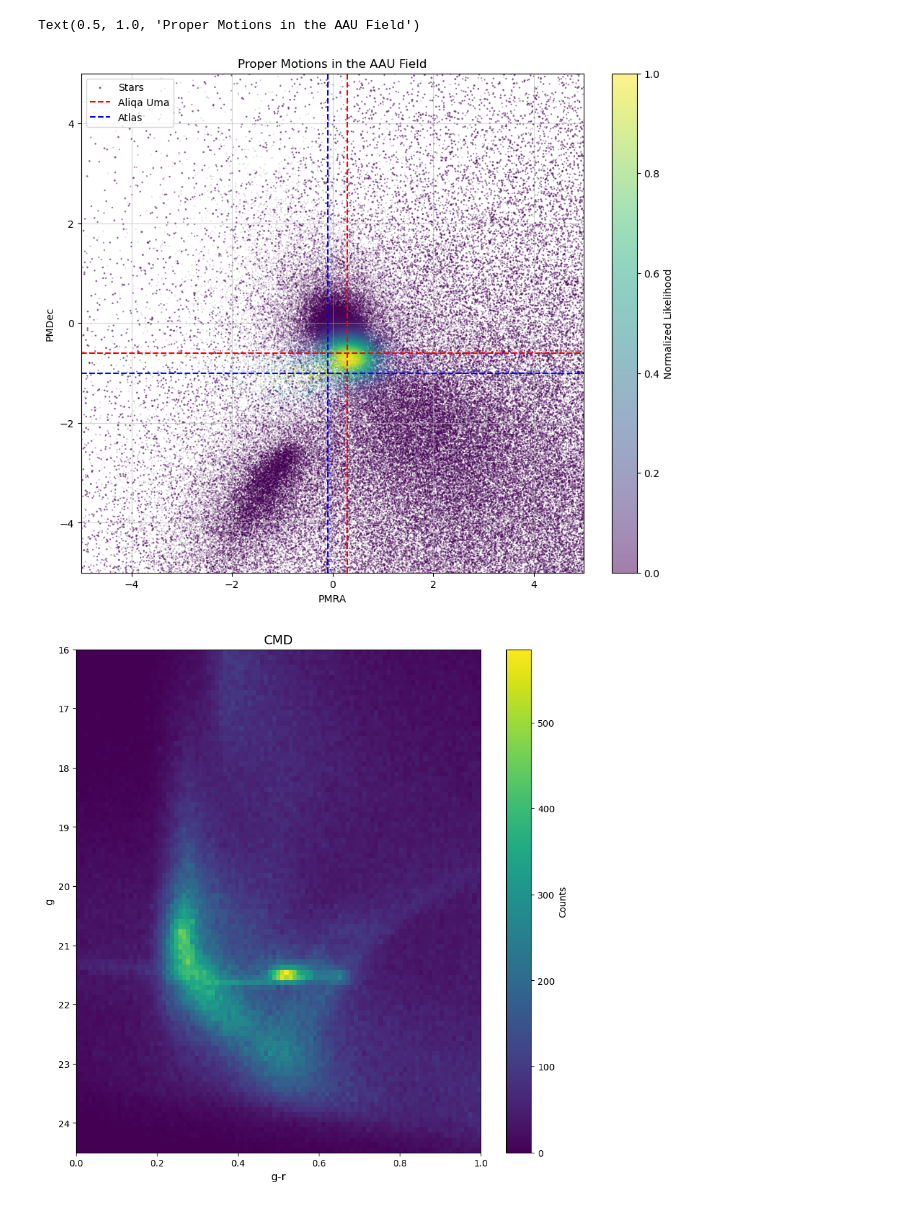
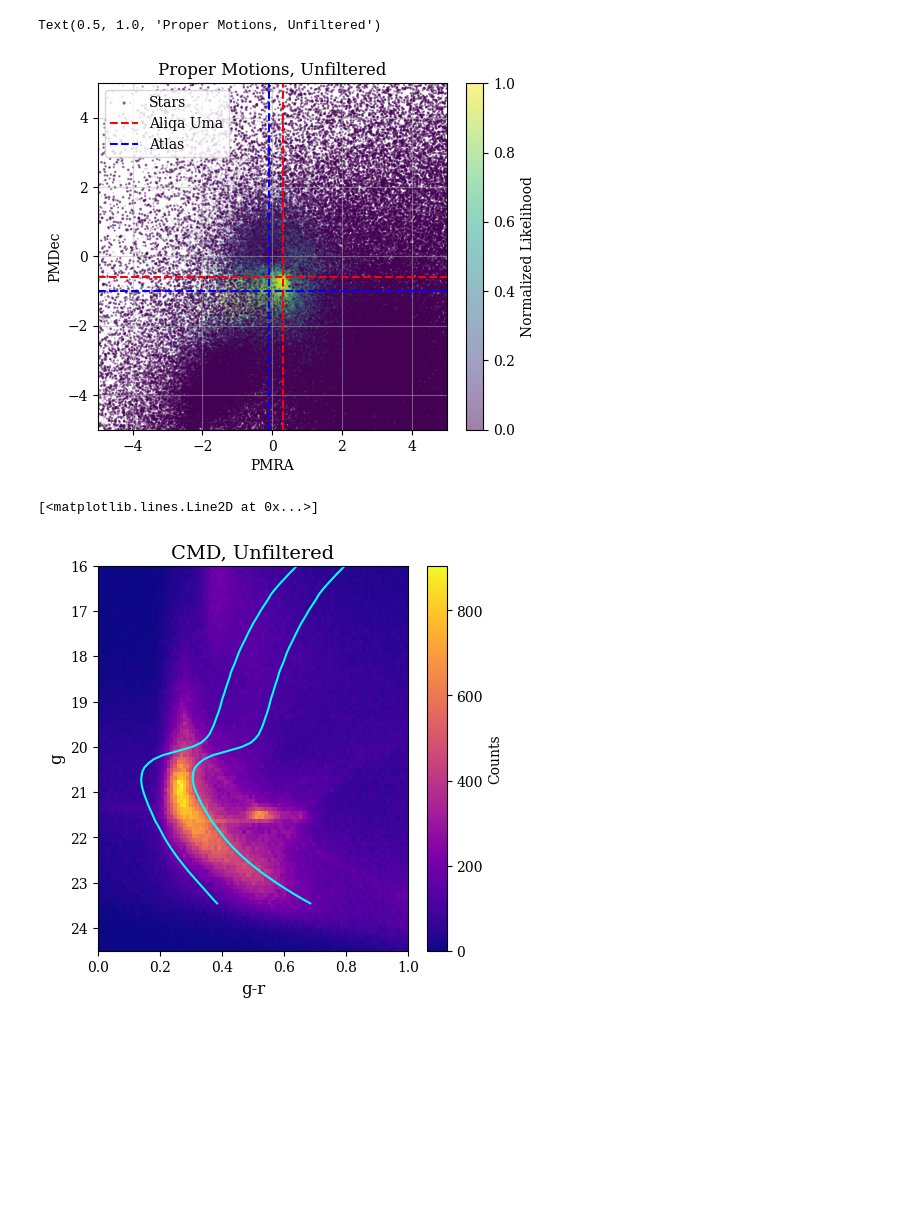
Before and after one commit to elliottburdett/spreading_seas, a Jupyter notebook: aau_notebooks/load_aau_dataframe.ipynb, the cells around one changed output. Cells and saved outputs as stored; diff of their text form; code cells hidden in the pictures; blank space fills up the shorter version.

```diff
--- a/aau_notebooks/load_aau_dataframe.ipynb
+++ b/aau_notebooks/load_aau_dataframe.ipynb
@@ -24,3 +1,28 @@ from cmd_plots import plot_cmd_hist
+# %%
+import numpy as np
+import pandas as pd
+import healpy as hp
+import dask
+import hats
+import lsdb
+import astropy
+from astropy.coordinates import SkyCoord
+from astropy.table import Table
+from astropy import units as u
+import matplotlib.pyplot as plt
+from scipy.stats import norm, gaussian_kde
+from scipy.ndimage import gaussian_filter
+from scipy.interpolate import interp1d
+from ugali.analysis.isochrone import factory as isochrone_factory
+import os
+import logging
+import time
+import sys
+code_path = "/astro/users/esb30/software/spreading_seas/code"
+sys.path.append(code_path)
+from cmd_plots import plot_cmd_hist
+from filter_data import get_filter_splines, filter_data
+plt.rcParams['font.family'] = 'serif'
 # %%
 dxg_aau = pd.read_parquet('/astro/users/esb30/software/spreading_seas/notebooks/dxg_aau.parquet')
 # %%
@@ -57,8 +70,8 @@ cbar = fig.colorbar(im, ax=ax, label='Counts')
 # %%
-fig,ax=plt.subplots(1,1,figsize=[10,9])
+fig,ax=plt.subplots(1,1,figsize=[5,4.5])
 cbar_min,cbar_max=0,1
 df_pm = dxg_aau.dropna(subset=['pmra', 'pmdec'])
-image = ax.scatter(df_pm['pmra'],df_pm['pmdec'],c=(df_pm['pmra_score'] * df_pm['pmdec_score']),s=0.05 / np.sqrt(df_pm['pmra_error']**2 + df_pm['pmdec_error']**2),alpha=0.5,label='Stars',cmap='viridis',vmin=cbar_min,vmax=cbar_max)
+image = ax.scatter(df_pm['pmra'],df_pm['pmdec'],c=(df_pm['p_pmra'] * df_pm['p_pmdec']),s=0.05 / np.sqrt(df_pm['pmra_error']**2 + df_pm['pmdec_error']**2),alpha=0.5,label='Stars',cmap='viridis',vmin=cbar_min,vmax=cbar_max)
 ax.grid(alpha=0.5)
 ax.set_xlabel('PMRA')
 ax.set_ylabel('PMDec')
@@ -70,13 +83,18 @@ ax.axhline(y=-0.6, color='red', linestyle='--', linewidth=1.5)
 ax.axvline(x=-0.1, color='blue', linestyle='--', linewidth=1.5, label='Atlas')
 ax.axhline(y=-1, color='blue', linestyle='--', linewidth=1.5)
 ax.legend()
-ax.set_title('Proper Motions in the AAU Field')
+ax.set_title('Proper Motions, Unfiltered')
 #fig.text(0.5, 0.01, r'Size = $\mathrm{Error}^{-1}$', ha='center', fontsize=10)
 # %% [output]
-Text(0.5, 1.0, 'Proper Motions in the AAU Field')
+Text(0.5, 1.0, 'Proper Motions, Unfiltered')
-[figure, old version]
+[figure, new version]
 # %%
-fig,ax=plt.subplots(1,1,figsize=[10,10])
-plot_cmd_hist(g=dxg_aau['g_mag'],r=dxg_aau['r_mag'],ax=ax,sqrt_bin_count=100, cmap='viridis', title='CMD',bright_bound=16,faint_bound=24.5,lower_color=0,higher_color=1)
+fig,ax=plt.subplots(1,1,figsize=[5,5])
+spl_near, spl_far = get_filter_splines(age=12, mu=16.727, z=0.0007, abs_mag_min=-1, app_mag_max = 23.5, color_min=-0.3, color_max=1, dmu=0.5, C=[0.05, 0.1], E=2., err=None)
+plot_cmd_hist(g=dxg_aau['g_mag'],r=dxg_aau['r_mag'],ax=ax,sqrt_bin_count=100, cmap='plasma', title='CMD, Unfiltered',bright_bound=16,faint_bound=24.5,lower_color=0,higher_color=1)
+mags=np.linspace(24,15,100)
+ax.plot(spl_near(mags), mags, c='Aqua')
+ax.plot(spl_far(mags), mags, c='Aqua')
 # %% [output]
+[<matplotlib.lines.Line2D at 0x...>]
-[figure, old version]
+[figure, new version]
```
Also changed, not shown: parts of 8 cells of this notebook, 1 other file.
